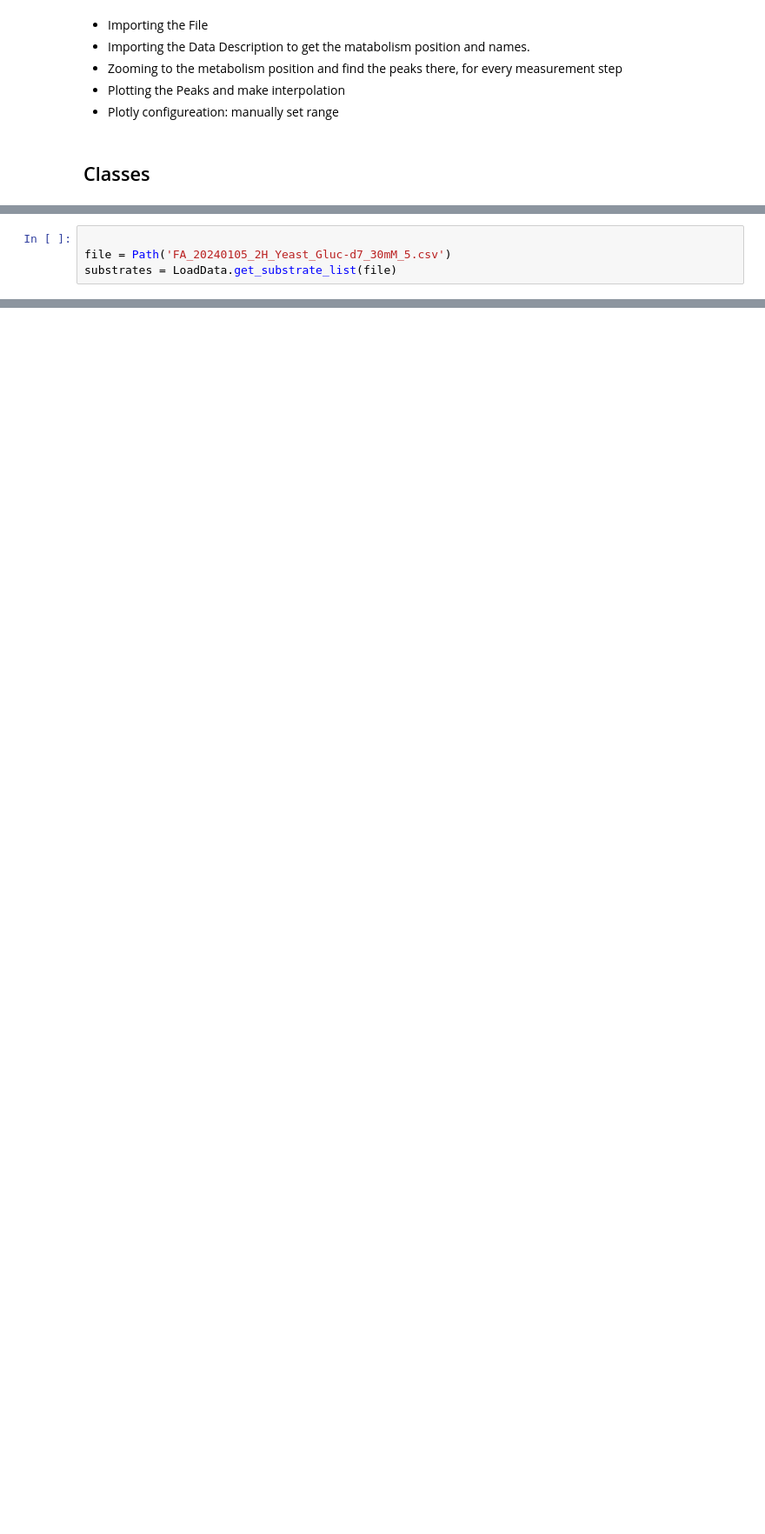
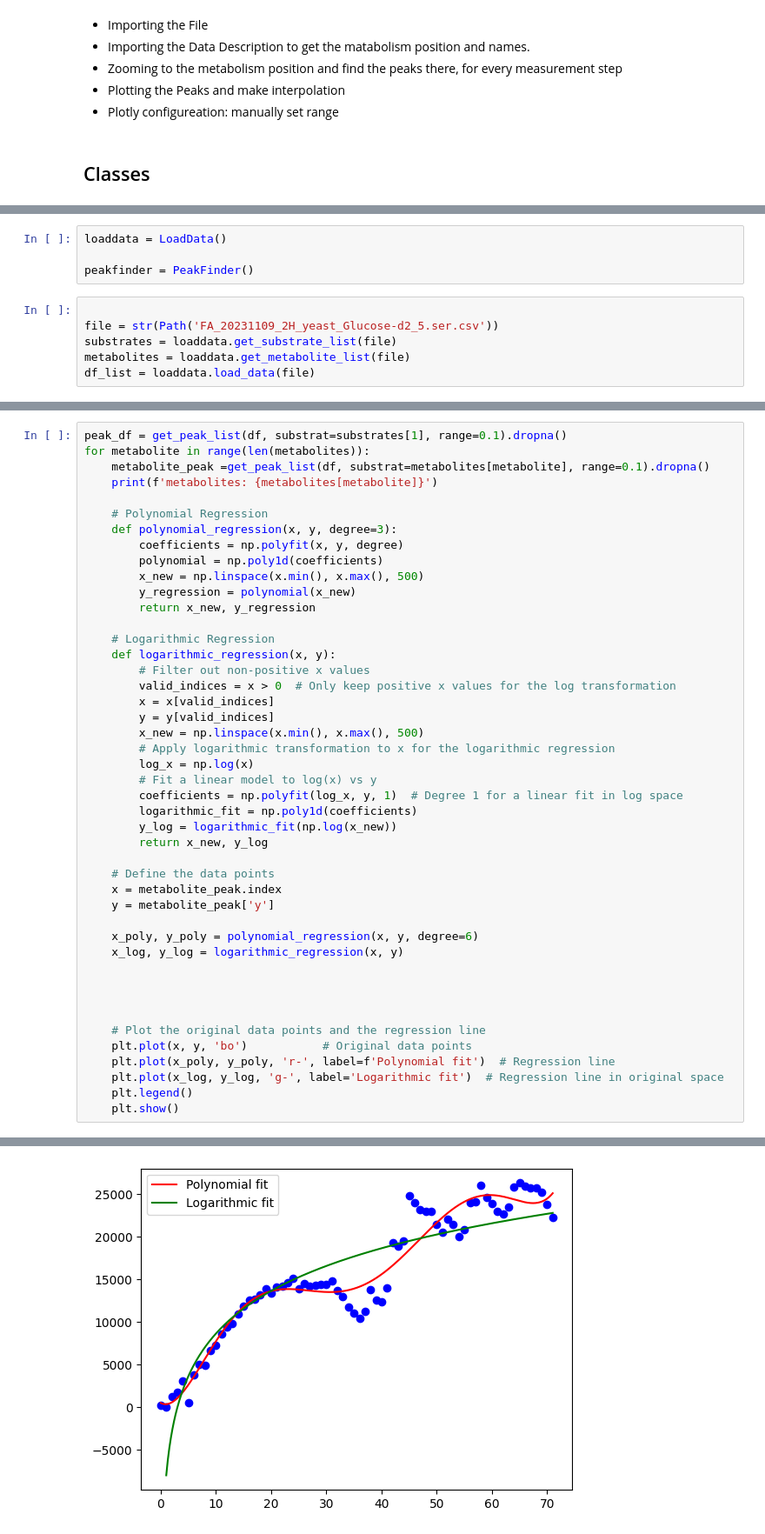
Before and after one commit to RATFIVE/MoinCC-AI4metabolomics, a Jupyter notebook: 03_DeepLearning/improved_peak_finder.ipynb, the cells around one changed output, grey strips where cells are left out. Shown at 87% size. Cells and saved outputs as stored; diff of their text form; blank space fills up the shorter version.

```diff
--- a/03_DeepLearning/improved_peak_finder.ipynb
+++ b/03_DeepLearning/improved_peak_finder.ipynb
@@ -146,4 +24,10 @@ LoadData = LoadData()
+# %%
+loaddata = LoadData()
+
+peakfinder = PeakFinder()
 # %%
 
-file = Path('FA_20240105_2H_Yeast_Gluc-d7_30mM_5.csv')
-substrates = LoadData.get_substrate_list(file)
+file = str(Path('FA_20231109_2H_yeast_Glucose-d2_5.ser.csv'))
+substrates = loaddata.get_substrate_list(file)
+metabolites = loaddata.get_metabolite_list(file)
+df_list = loaddata.load_data(file)
@@ -154,0 +121,46 @@ KeyError: 0
+# %%
+peak_df = get_peak_list(df, substrat=substrates[1], range=0.1).dropna()
+for metabolite in range(len(metabolites)):
+    metabolite_peak =get_peak_list(df, substrat=metabolites[metabolite], range=0.1).dropna()
+    print(f'metabolites: {metabolites[metabolite]}')
+
+    # Polynomial Regression
+    def polynomial_regression(x, y, degree=3):
+        coefficients = np.polyfit(x, y, degree)
+        polynomial = np.poly1d(coefficients)
+        x_new = np.linspace(x.min(), x.max(), 500)
+        y_regression = polynomial(x_new)
+        return x_new, y_regression
+
+    # Logarithmic Regression
+    def logarithmic_regression(x, y):
+        # Filter out non-positive x values
+        valid_indices = x > 0  # Only keep positive x values for the log transformation
+        x = x[valid_indices]
+        y = y[valid_indices]
+        x_new = np.linspace(x.min(), x.max(), 500)
+        # Apply logarithmic transformation to x for the logarithmic regression
+        log_x = np.log(x)
+        # Fit a linear model to log(x) vs y
+        coefficients = np.polyfit(log_x, y, 1)  # Degree 1 for a linear fit in log space
+        logarithmic_fit = np.poly1d(coefficients)
+        y_log = logarithmic_fit(np.log(x_new))
+        return x_new, y_log
+
+    # Define the data points
+    x = metabolite_peak.index
+    y = metabolite_peak['y']
+
+    x_poly, y_poly = polynomial_regression(x, y, degree=6)
+    x_log, y_log = logarithmic_regression(x, y)
+
+
+
+
+    # Plot the original data points and the regression line
+    plt.plot(x, y, 'bo')           # Original data points
+    plt.plot(x_poly, y_poly, 'r-', label=f'Polynomial fit')  # Regression line
+    plt.plot(x_log, y_log, 'g-', label='Logarithmic fit')  # Regression line in original space
+    plt.legend()
+    plt.show()
+# %% [output]
@@ -154,0 +168 @@ KeyError: 0
+[figure, added]
```
Also changed, not shown: parts of 10 cells of this notebook.
